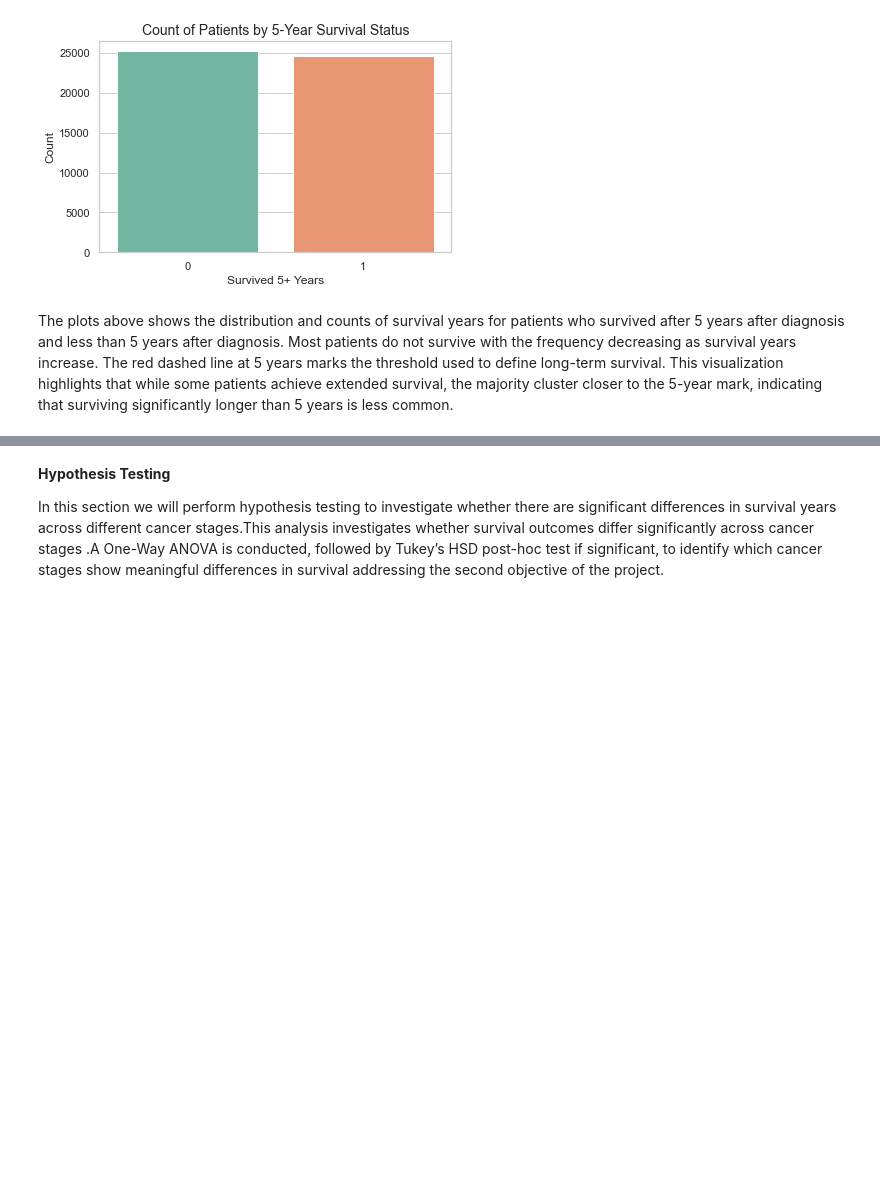
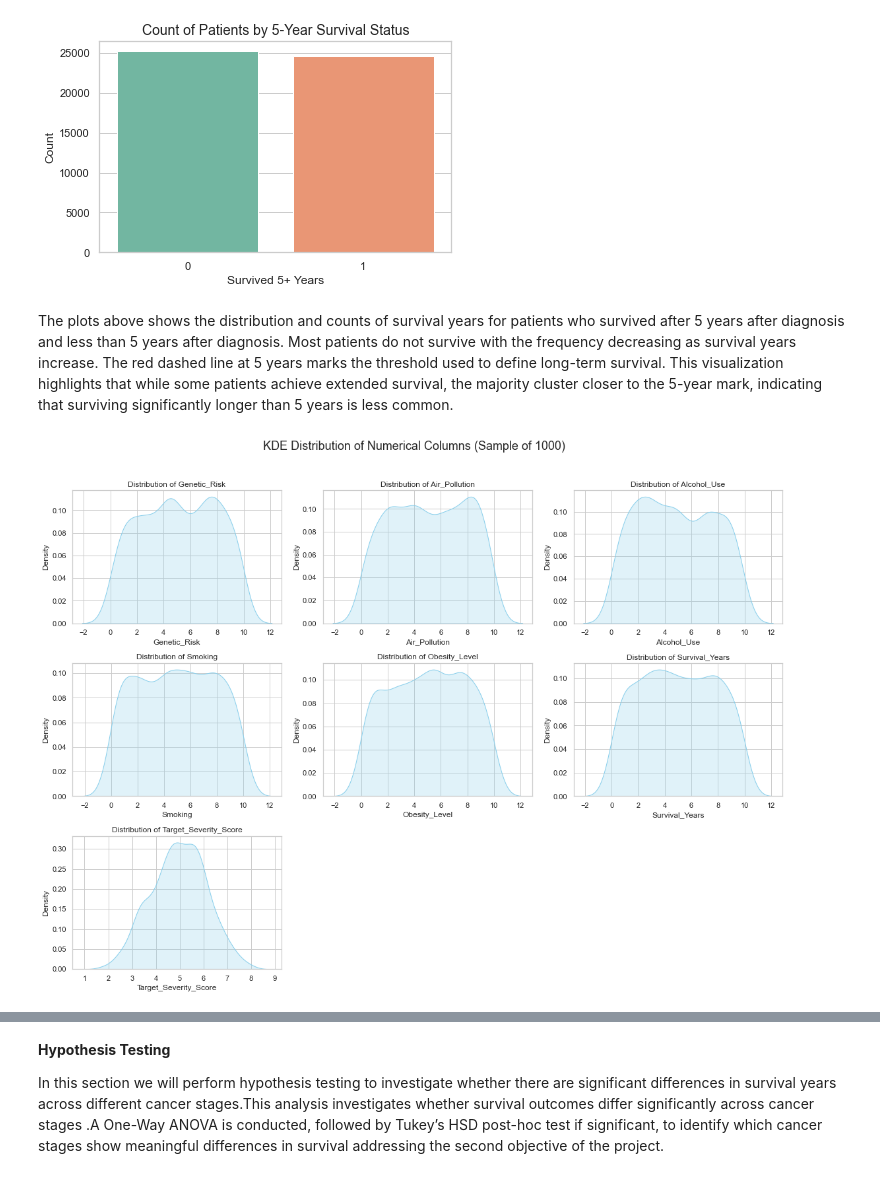
Before and after one commit to Lyster-01/phase3project, a Jupyter notebook: student.ipynb, the cells around one changed output, grey strips where cells are left out. Drawn from its saved outputs; the diff is of its cells as text; code cells hidden in the pictures; blank space fills up the shorter version.

Commit message:
more visualizations

```diff
--- a/student.ipynb
+++ b/student.ipynb
@@ -494,3 +494,17 @@ plt.show()
 [figure]
 # %% [markdown]
 The plots above shows the distribution and counts of survival years for patients who survived after 5 years after diagnosis and less than 5 years after diagnosis. Most patients do not survive  with the frequency decreasing as survival years increase. The red dashed line at 5 years marks the threshold used to define long-term survival. This visualization highlights that while some patients achieve extended survival, the majority cluster closer to the 5-year mark, indicating that surviving significantly longer than 5 years is less common.
+# %%
+# KDE plot for the distribution of each numerical column in the sample
+plt.figure(figsize=(16, 12))
+for i, col in enumerate(num_cols, 1):
+    plt.subplot(3, 3, i)
+    sns.kdeplot(df_sample[col], fill=True, color='skyblue')
+    plt.title(f'Distribution of {col}')
+    plt.xlabel(col)
+    plt.ylabel('Density')
+plt.suptitle('KDE Distribution of Numerical Columns (Sample of 1000)', fontsize=18)
+plt.tight_layout(rect=[0, 0, 1, 0.96])
+plt.show()
+# %% [output]
+[figure, added]
```
Also changed, not shown: parts of 3 cells of this notebook.
